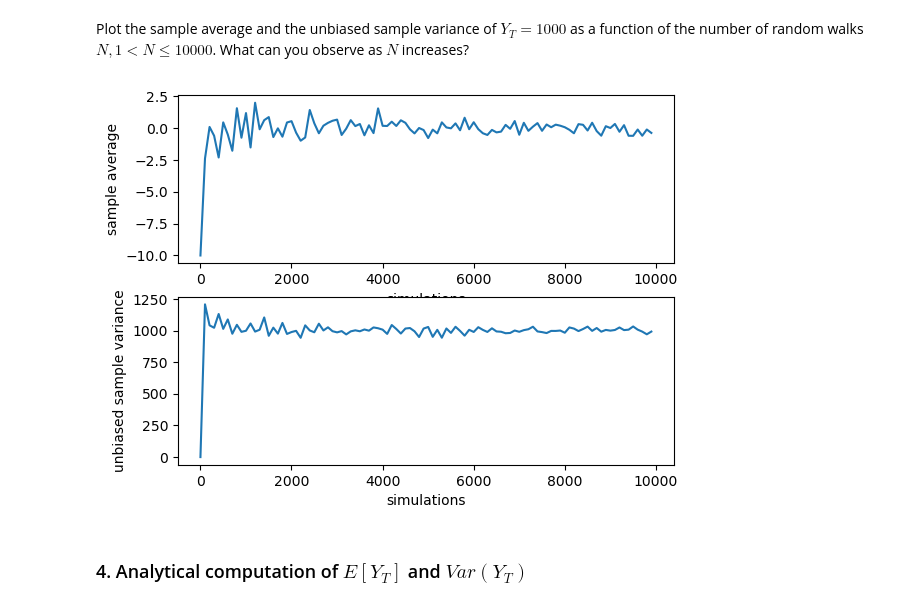
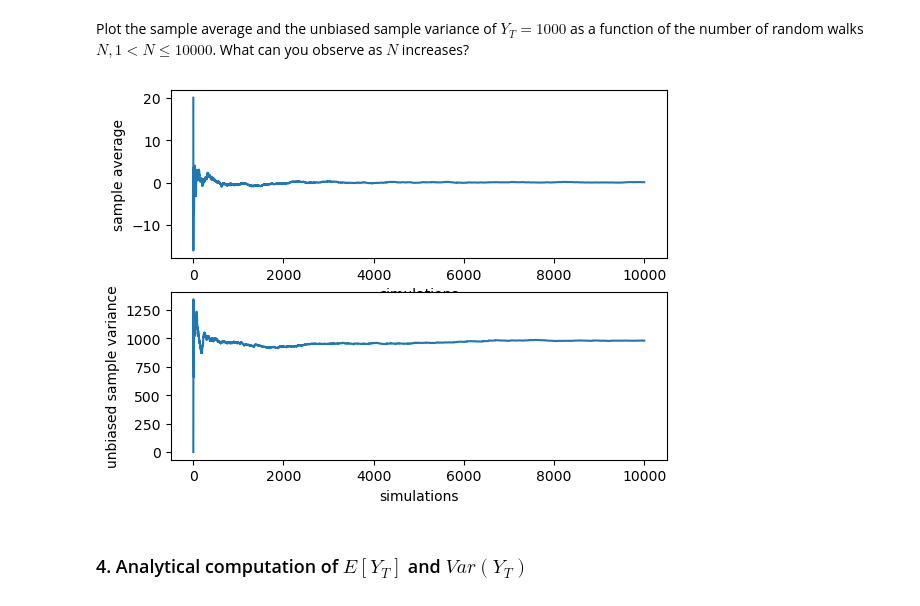
Before and after one commit to rfechner/DataLiteracy2022, a Jupyter notebook: assignments/Exercise03/Exercise_03.ipynb, the cells around one changed output. Drawn from its saved outputs; the diff is of its cells as text; code cells hidden in the pictures.

```diff
--- a/assignments/Exercise03/Exercise_03.ipynb
+++ b/assignments/Exercise03/Exercise_03.ipynb
@@ -90,17 +84,7 @@ def random_walk_simulator(N, T):
     Returns:
     (numpy array) : NxT array in which each row corresponds to a simulation
     '''
-    sims = np.zeros((N, T))
-
-    for n in range(N):
-
-        current = 0
-
-        for t in range(T):
-            current += np.random.randint(2)* 2 - 1
-
-            sims[n, t] = current
-
+    sims = np.cumsum(np.random.randint(2, size=(N,T))*2 - 1, axis=1)
 
     return sims
 # %% [markdown]
@@ -166,39 +150,28 @@ What can you observe as $ N $ increases?
 # %%
 
 fig, (ax1, ax2) = plt.subplots(2)
 
 # TODO: your code here
-avgs = []
-vars = []
+averages = []
+variances = []
 
-start = 1
-fin = 10000
-step = 100
+for n in range(N):
+    current_average = np.sum([sims[:n,T-1]]) / n
+    averages.append(current_average)
+    variances.append(np.sum((sims[:n,T-1] - current_average)**2) / n)
 
-for n in range(start, fin, step):
 
-    n_sims = np.array([np.sum(np.random.randint(2, size=T) * 2 - 1) for _ in range(n)])
-
-    # Compute sample average
-    sample_average = np.sum(n_sims) / n
-
-    # Compute unbiased sample variance
-    sample_variance = np.sum(np.array([(sample_average - v)**2 for v in n_sims])) / n
-
-    avgs.append(sample_average)
-    vars.append(sample_variance)
-
-ax1.plot(range(start, fin, step), avgs)
-ax2.plot(range(start, fin, step), vars)
+ax1.plot(range(N), averages)
+ax2.plot(range(N), variances)
 
 ax1.set(ylabel='sample average')
 ax1.set(xlabel='simulations')
 ax2.set(ylabel='unbiased sample variance')
 ax2.set(xlabel='simulations')
 
 plt.show()
 # %% [output]
-[figure, old version]
+[figure, new version]
 # %% [markdown]
 ### 4. Analytical computation of $E[Y_T]$ and $Var(Y_T)$
 # %% [markdown]
```
Also changed, not shown: parts of 4 cells of this notebook, 1 other file.
